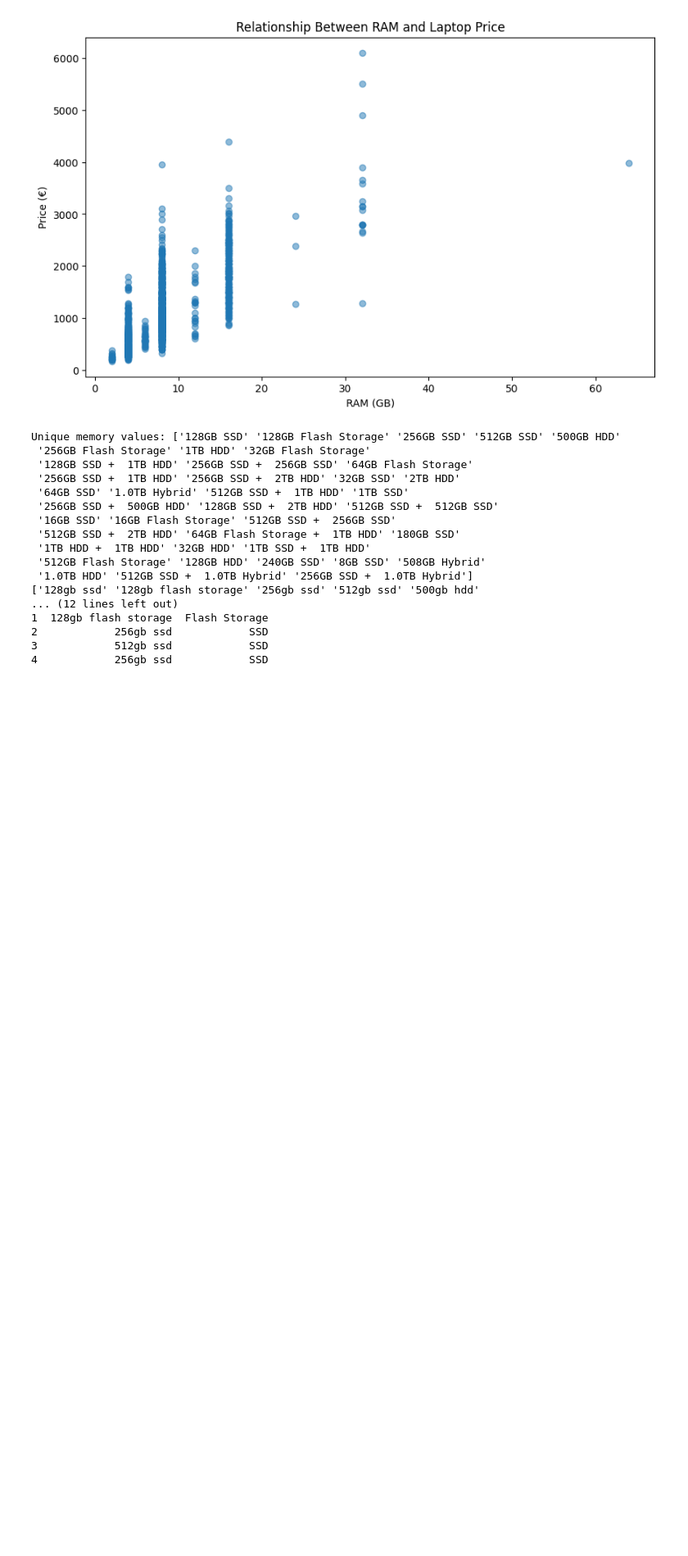
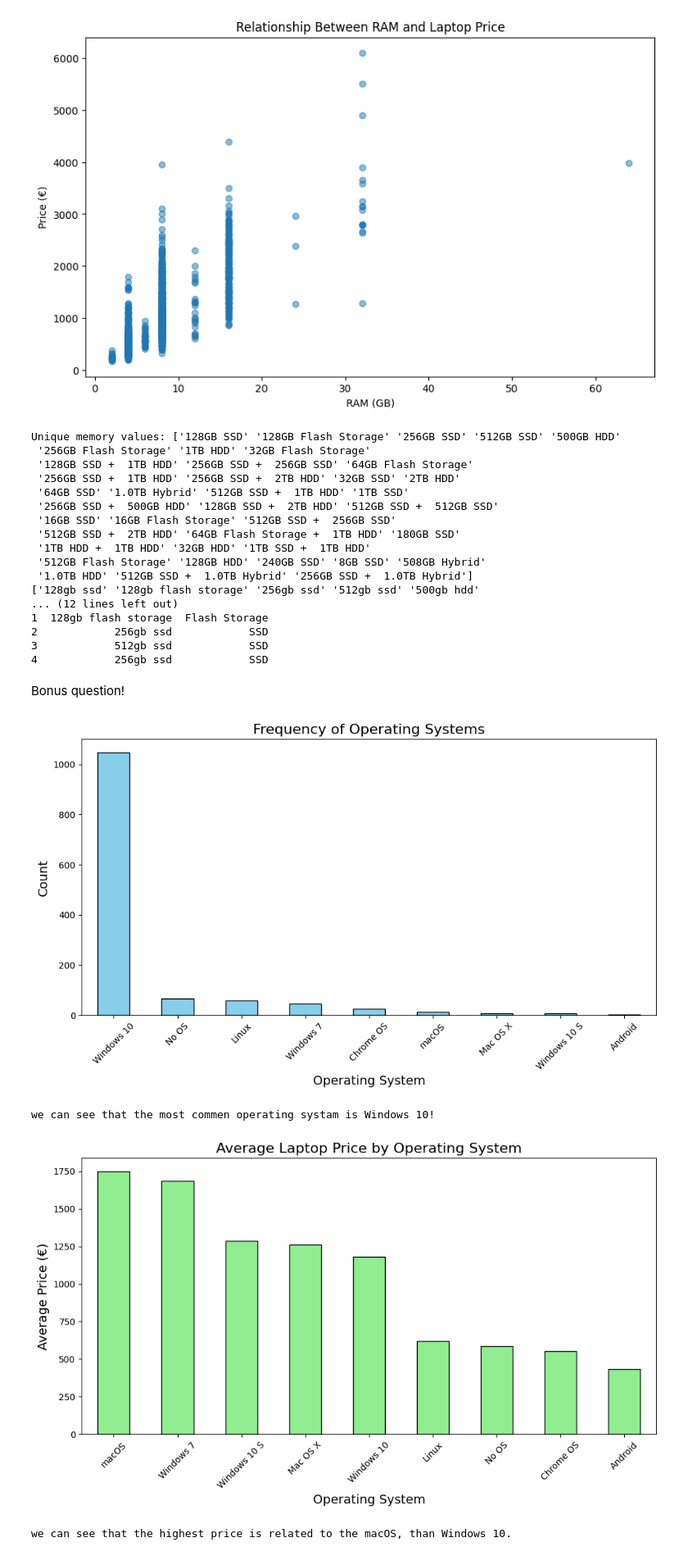
Before and after one commit to shirapaster/MiniProject1, a Jupyter notebook: part2/miniproject1.ipynb, the cells around one changed output. Shown at 82% size. Cells and saved outputs as stored; diff of their text form; code cells hidden in the pictures; blank space fills up the shorter version.

Commit message:
added the bonus questions

```diff
--- a/part2/miniproject1.ipynb
+++ b/part2/miniproject1.ipynb
@@ -246,3 +246,58 @@ Unique memory values: ['128GB SSD' '128GB Flash Storage' '256GB SSD' '512GB SSD'
 2            256gb ssd            SSD
 3            512gb ssd            SSD
 4            256gb ssd            SSD
+# %% [markdown]
+Bonus question!
+# %%
+
+import pandas as pd
+import matplotlib.pyplot as plt
+df=pd.read_csv('laptop_price - dataset.csv')
+"""
+my first question is:
+what is the most common operating system we can see in our data?
+"""
+# Step 1: Check the frequency of each operating system
+# This will count how many times each OS appears in the 'OpSys' column
+os_counts = df['OpSys'].value_counts()
+
+# Step 2: Plot the frequency of operating systems
+plt.figure(figsize=(10, 6))  # Set the size of the figure
+os_counts.plot(kind='bar', color='skyblue', edgecolor='black')
+
+# Adding labels and title
+plt.title("Frequency of Operating Systems", fontsize=16)
+plt.xlabel("Operating System", fontsize=14)
+plt.ylabel("Count", fontsize=14)
+plt.xticks(rotation=45)  # Rotate the x-axis labels for better readability
+
+# Show the plot
+plt.tight_layout()
+plt.show()
+
+print("we can see that the most common operating systam is Windows 10!")
+
+"""
+My second question is: what is the impact of the operating system on the average price of laptops?
+"""
+# Group by 'OpSys' and calculate the average price
+avg_price_by_os = df.groupby('OpSys')['Price (Euro)'].mean().sort_values(ascending=False)
+# Plot the average price by operating system
+plt.figure(figsize=(10, 6))  # Set figure size
+avg_price_by_os.plot(kind='bar', color='lightgreen', edgecolor='black')
+# Adding labels and title
+plt.title("Average Laptop Price by Operating System", fontsize=16)
+plt.xlabel("Operating System", fontsize=14)
+plt.ylabel("Average Price (€)", fontsize=14)
+plt.xticks(rotation=45)  # Rotate the x-axis labels for better readability
+
+# Show the plot
+plt.tight_layout()
+plt.show()
+
+print("we can see that the highest price is related to the macOS, than Windows 10.")
+# %% [output]
+[figure, added]
+we can see that the most commen operating systam is Windows 10!
+[figure, added]
+we can see that the highest price is related to the macOS, than Windows 10.
```
Also changed, not shown: parts of 3 cells of this notebook.
